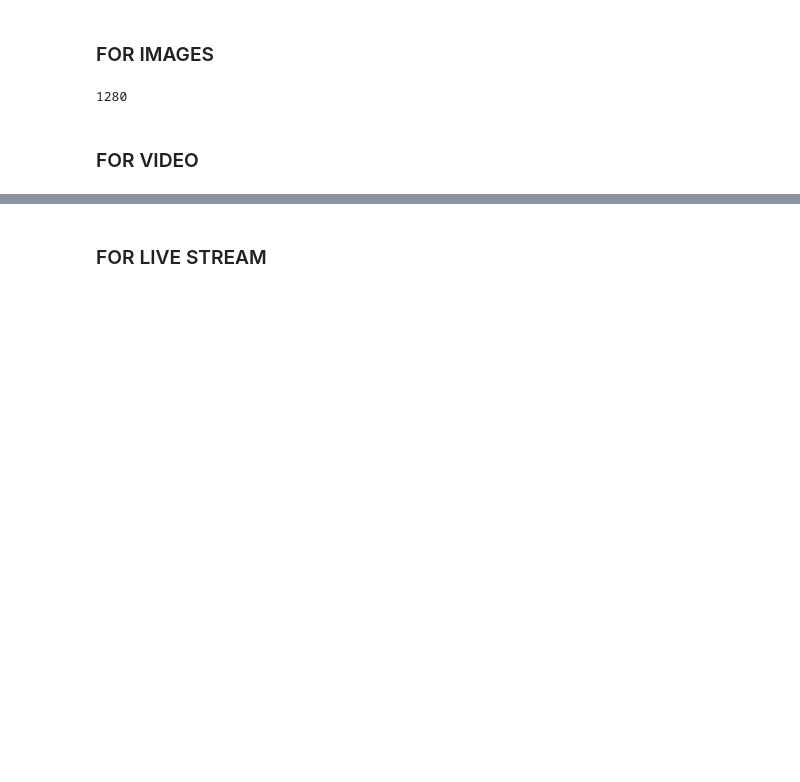
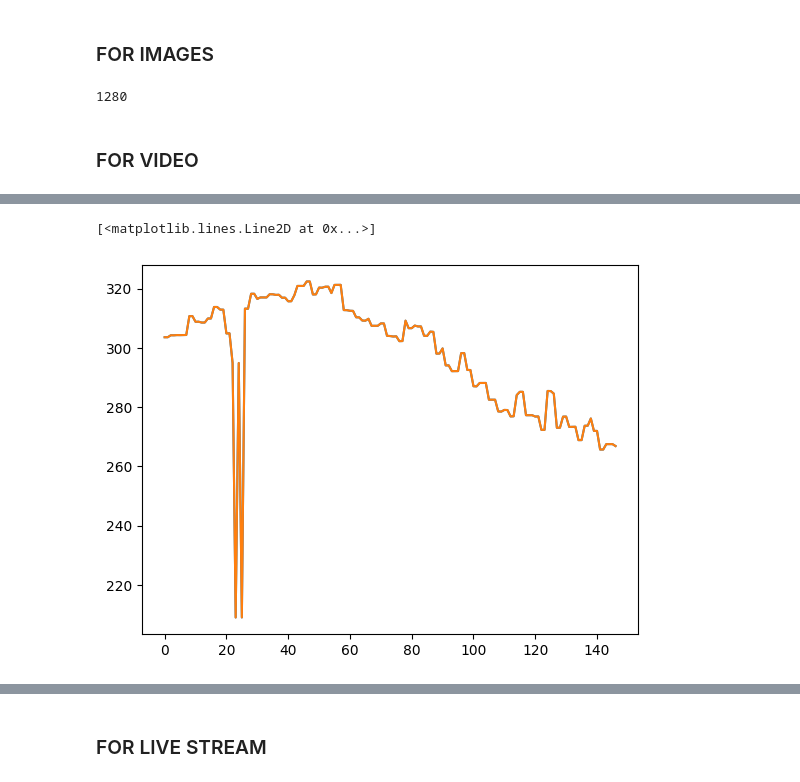
Before and after one commit to Heisenberg-2207/pushrim_detection, a Jupyter notebook: yolo.ipynb, the cells around one changed output, grey strips where cells are left out. Drawn from its saved outputs; the diff is of its cells as text; code cells hidden in the pictures; blank space fills up the shorter version.

```diff
--- a/yolo.ipynb
+++ b/yolo.ipynb
@@ -213,3 +220,17 @@ Speed: 0.0ms preprocess, 49.7ms inference, 0.0ms postprocess per image at shape
+# %%
+gap = 1
+plt.plot(time_arr[::gap], width_arr[::gap])
+# Define the window size for the moving average
+window_size = 1
+
+# Calculate the moving average
+smoothed_y_data = np.convolve(width_arr,np.ones(window_size)/window_size, mode='valid')
+
+# Plot the smoothed curve
+plt.plot(time_arr[window_size-1::gap], smoothed_y_data[::gap])
+# %% [output]
+[<matplotlib.lines.Line2D at 0x...>]
+[figure, added]
 # %%
 has_value_less_than_90 = any(value < 90 for value in dist_arr)
 print(has_value_less_than_90)
```
Also changed, not shown: parts of 5 cells of this notebook, 7 other files.
